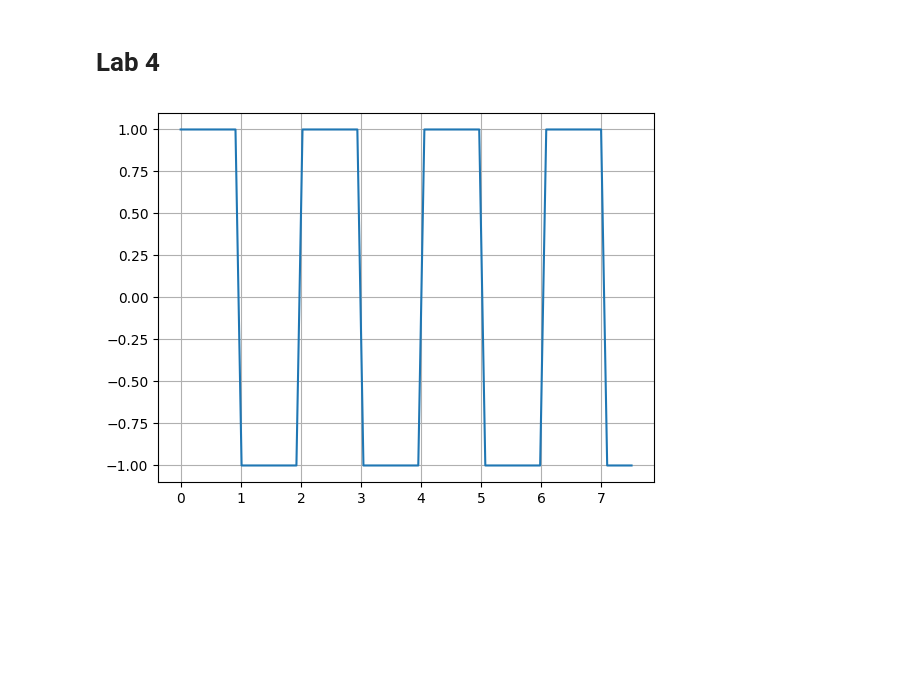
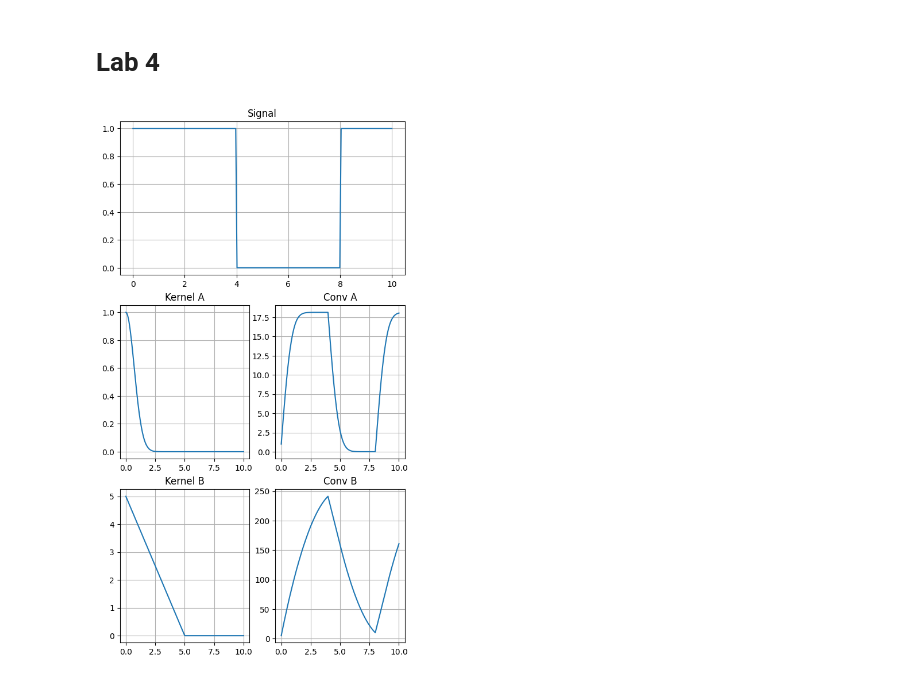
Before and after one commit to laissezfaireisfair/signal-processing, a Jupyter notebook: 06_Lab4/Lab4.ipynb, the cells around one changed output. Drawn from its saved outputs; the diff is of its cells as text; code cells hidden in the pictures; blank space fills up the shorter version.

```diff
--- a/06_Lab4/Lab4.ipynb
+++ b/06_Lab4/Lab4.ipynb
@@ -7,28 +7,65 @@ from scipy.fft import fft, ifft
 from math import floor
 # %%
 def exercise1() -> None:
-    points_count = 75
-    max_frequency = 10
+    points_count = 200
+    max_frequency = 20
     period = 1 / max_frequency
 
     def signal_float(x: float) -> float:
-        return 1 if floor(x) % 2 == 0 else -1
+        return 1 if floor(x / 4) % 2 == 0 else 0
 
     signal = np.vectorize(signal_float)
+
+    def kernel_a(x: np.ndarray[np.dtype]) -> np.ndarray[np.dtype]:
+        return np.exp(-x ** 2)
+
+    def kernel_b_float(x: float) -> float:
+        y = -x + 5
+        return y if y > 0 else 0
+
+    kernel_b = np.vectorize(kernel_b_float)
 
     xs = np.linspace(0, points_count * period, points_count)
     ys = signal(xs)
 
-    # plt.subplot(221)
+    ys_kernel_a = kernel_a(xs)
+    ys_kernel_b = kernel_b(xs)
+
+    ys_conv_a = np.convolve(ys, ys_kernel_a)
+    ys_conv_b = np.convolve(ys, ys_kernel_b)
+
+    plt.subplot(3, 2, (1, 2))
+    plt.title('Signal')
     plt.plot(xs, ys)
     plt.grid()
 
+    plt.subplot(323)
+    plt.title('Kernel A')
+    plt.plot(xs, ys_kernel_a)
+    plt.grid()
+
+    plt.subplot(324)
+    plt.title('Conv A')
+    plt.plot(xs[:points_count], ys_conv_a[:points_count])
+    plt.grid()
+
+    plt.subplot(325)
+    plt.title('Kernel B')
+    plt.plot(xs, ys_kernel_b)
+    plt.grid()
+
+    plt.subplot(326)
+    plt.title('Conv B')
+    plt.plot(xs[:points_count], ys_conv_b[:points_count])
+    plt.grid()
+
+    plt.subplots_adjust(top=2)
     plt.show()
 
 
 exercise1()
 # %% [output]
-[figure, old version]
+[figure, new version]
 # %%
 def exercise2() -> None:
     pass
```
